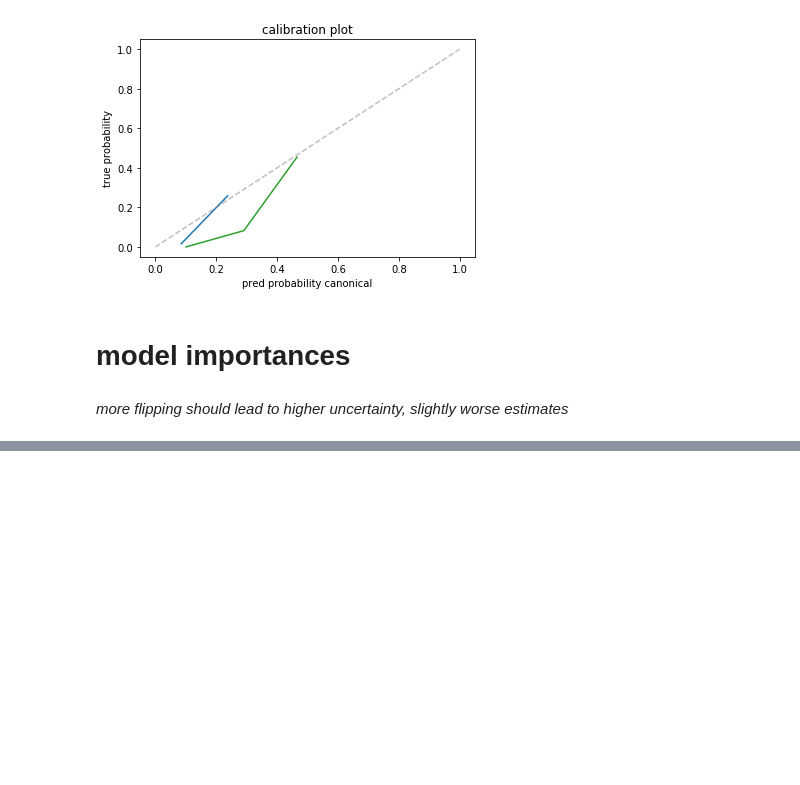
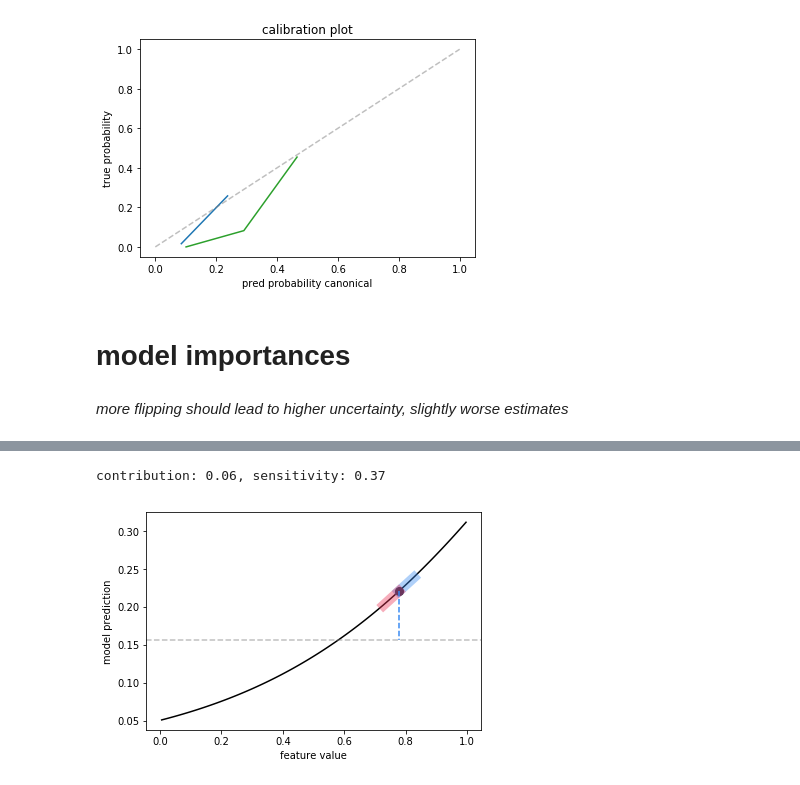
Before and after one commit to Pacmed/sensible-local-interpretations, a Jupyter notebook: sim/eda_sim_classification_flipped_labels-Copy1.ipynb, the cells around one changed output, grey strips where cells are left out. Cells and saved outputs as stored; diff of their text form; code cells hidden in the pictures; blank space fills up the shorter version.

```diff
--- a/sim/eda_sim_classification_flipped_labels.ipynb
+++ b/sim/eda_sim_classification_flipped_labels-Copy1.ipynb
@@ -160,3 +178,4 @@ plt.show()
 np.random.seed(13)
 x = np.random.rand(1, p)
 feature_num = 0
+class_num = 1
@@ -223,0 +182,2 @@ plt.show()
+# %%
+explainer = lcp.Explainer(X)
@@ -223,0 +198,9 @@ plt.show()
+# %%
+expl_dict = explainer.explain_instance_feature_num(x, f, feature_num, class_num)
+
+print(f'contribution: {expl_dict["contribution"]:0.2f}, sensitivity: {expl_dict["sensitivity_pos"]:0.2f}')
+
+lcp.viz_expl(expl_dict)
+# %% [output]
+contribution: 0.06, sensitivity: 0.37
+[figure, added]
```
Also changed, not shown: parts of 14 cells of this notebook, 1 other file.
